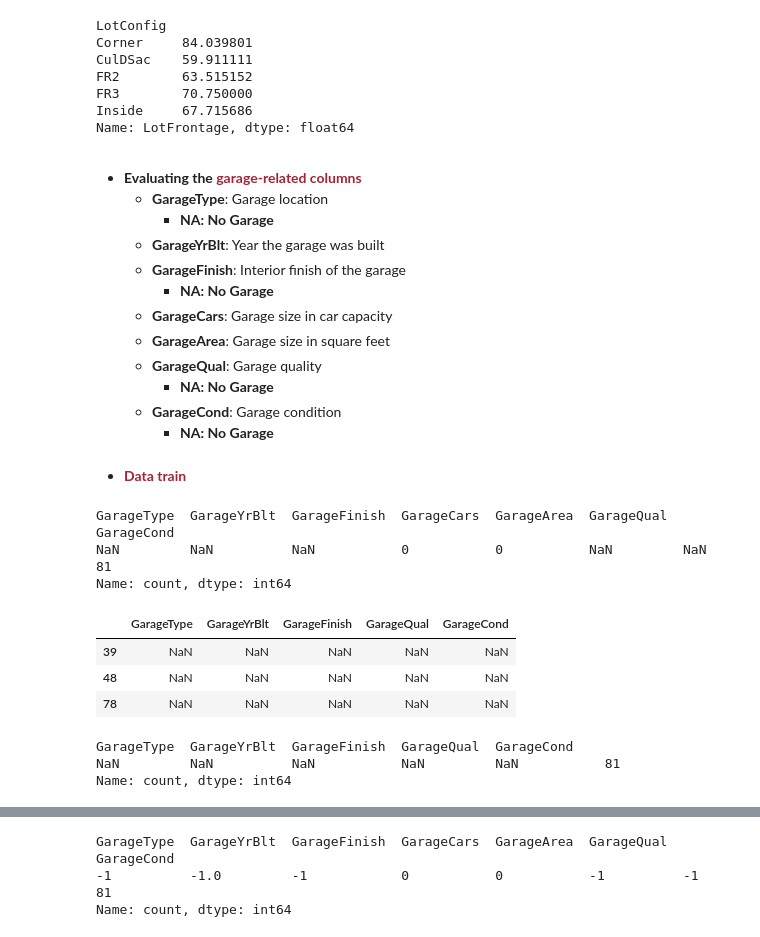
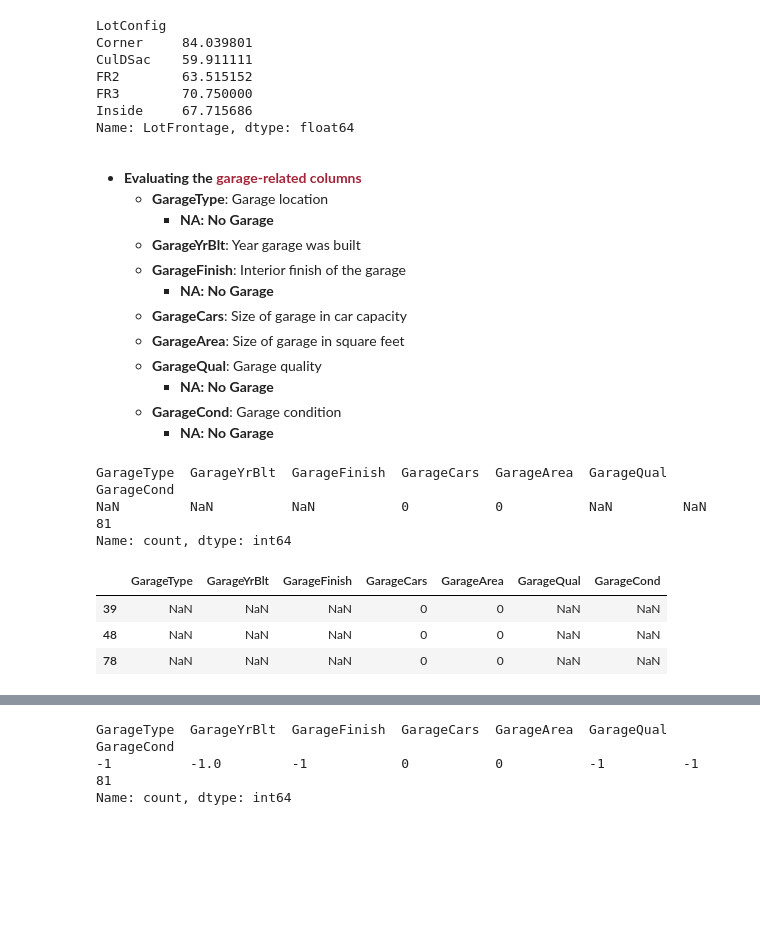
Before and after one commit to jaairomacedo/HousePrices, a Jupyter notebook: Coding/Code_1 - Clean_data.ipynb, the cells around one changed output, grey strips where cells are left out. Cells and saved outputs as stored; diff of their text form; code cells hidden in the pictures; blank space fills up the shorter version.

```diff
--- a/Coding/Code_1 - Clean_data.ipynb
+++ b/Coding/Code_1 - Clean_data.ipynb
@@ -380,55 +241,39 @@ FR3        70.750000
 Inside     67.715686
 Name: LotFrontage, dtype: float64
 # %%
-# In this case, the missing value seems to be a data issue
-# Replacing missing values with the mean based on LotConfig
-df_train['LotFrontage'] = df_train['LotFrontage'].fillna(df_train.groupby('LotConfig')['LotFrontage'].transform('mean'))
-
-df_test['LotFrontage'] = df_test['LotFrontage'].fillna(df_test.groupby('LotConfig')['LotFrontage'].transform('mean'))
+# Missing values in LotFrontage are likely due to data recording issues, not absence of frontage
+# Imputing missing values using the mean LotFrontage grouped by LotConfig (preserves contextual variation)
+df_train['LotFrontage'] = df_train['LotFrontage'].fillna(
+    df_train.groupby('LotConfig')['LotFrontage'].transform('mean'))
 # %% [markdown]
 <a id="garagem"></a>
 - **Evaluating the <font color='#A22538'>garage-related columns</font>**
     - **GarageType**: Garage location
         - **NA: No Garage**
-    - **GarageYrBlt**: Year the garage was built
+    - **GarageYrBlt**: Year garage was built
     - **GarageFinish**: Interior finish of the garage
         - **NA: No Garage**
-    - **GarageCars**: Garage size in car capacity
-    - **GarageArea**: Garage size in square feet
+    - **GarageCars**: Size of garage in car capacity
+    - **GarageArea**: Size of garage in square feet
     - **GarageQual**: Garage quality
         - **NA: No Garage**
     - **GarageCond**: Garage condition
         - **NA: No Garage**
-# %% [markdown]
-- **<font color= '#A22538'>Data train</font>**
 # %%
 # Checking for columns that contain 'Garage' in their name
-col = df_train.columns[df_train.columns.str.contains("Garage")]
+col_garage = df_train.columns[df_train.columns.str.contains("Garage")]
 
 # Filtering the dataset
-df_train.loc[df_train.GarageType.isnull(), col].value_counts(dropna=False)
+df_train.loc[df_train.GarageType.isnull(), col_garage].value_counts(dropna=False)
 # %% [output]
 GarageType  GarageYrBlt  GarageFinish  GarageCars  GarageArea  GarageQual  GarageCond
 NaN         NaN          NaN           0           0           NaN         NaN           81
 Name: count, dtype: int64
 # %%
-# Checking for columns that contain 'Garage' in their name
-col = df_train.columns[df_train.columns.str.contains("Garage")]
-
 # We can select only the columns with missing values
-df_train.loc[df_train.GarageType.isnull(), col[[0,1,2,5,6]]].head(3)
+df_train.loc[df_train.GarageType.isnull(), col_garage[[0,1,2,3,4,5,6]]].head(3)
 # %% [output]
-|  | GarageType | GarageYrBlt | GarageFinish | GarageQual | GarageCond |
-| 39 | NaN | NaN | NaN | NaN | NaN |
-| 48 | NaN | NaN | NaN | NaN | NaN |
-| 78 | NaN | NaN | NaN | NaN | NaN |
+|  | GarageType | GarageYrBlt | GarageFinish | GarageCars | GarageArea | GarageQual | GarageCond |
+| 39 | NaN | NaN | NaN | 0 | 0 | NaN | NaN |
+| 48 | NaN | NaN | NaN | 0 | 0 | NaN | NaN |
+| 78 | NaN | NaN | NaN | 0 | 0 | NaN | NaN |
-# %%
-# Checking for columns that contain 'Garage' in their name
-col = df_train.columns[df_train.columns.str.contains("Garage")]
-
-# Checking the values if there is NA in a column and other is not NA
-df_train.loc[df_train.GarageType.isnull(), col[[0,1,2,5,6]]].value_counts(dropna=False)
-# %% [output]
-GarageType  GarageYrBlt  GarageFinish  GarageQual  GarageCond
-NaN         NaN          NaN           NaN         NaN           81
-Name: count, dtype: int64
```
Also changed, not shown: parts of 162 cells of this notebook, 2 other files.
